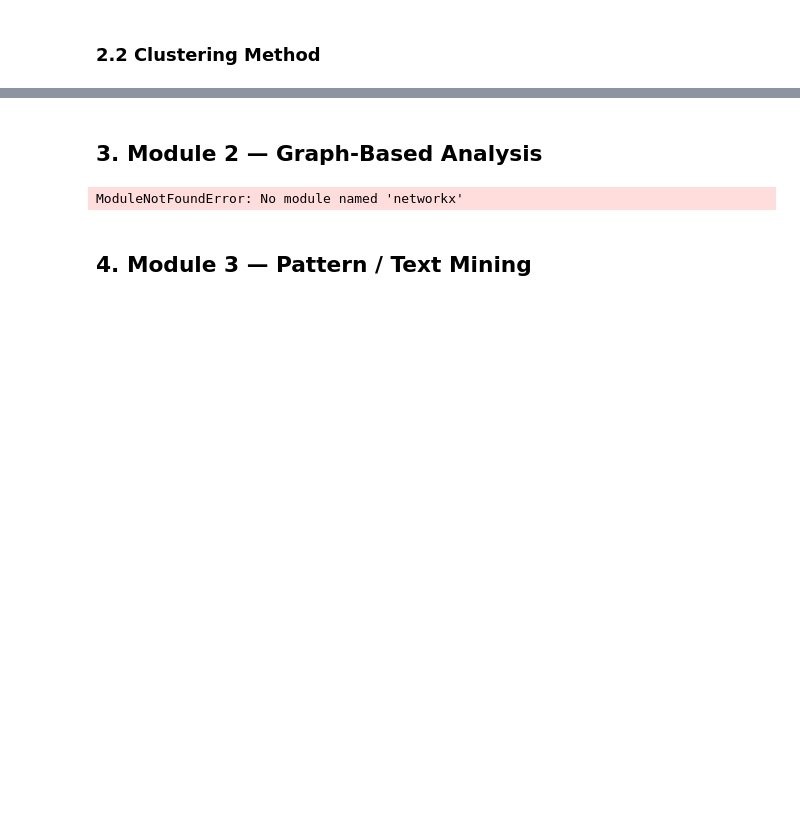
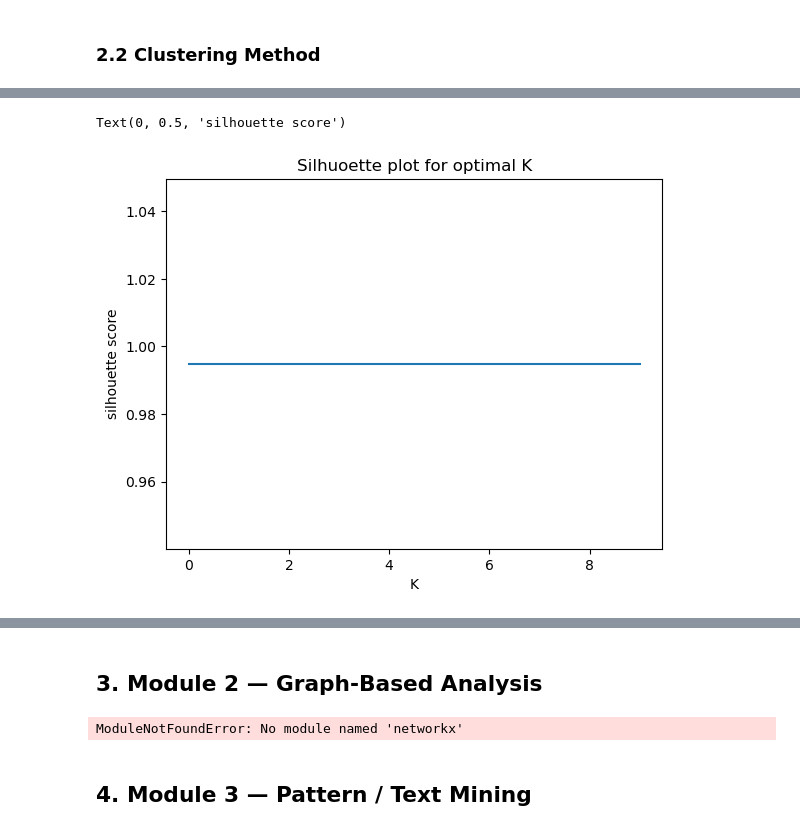
Before and after one commit to NouRALsaidD/data_mining_2026, a Jupyter notebook: data_mining_project_template.ipynb, the cells around one changed output, grey strips where cells are left out. Cells and saved outputs as stored; diff of their text form; code cells hidden in the pictures; blank space fills up the shorter version.

```diff
--- a/data_mining_project_template.ipynb
+++ b/data_mining_project_template.ipynb
@@ -308,0 +504,8 @@ labels = None
+# %%
+plt.plot(K, silhouette_scores)
+plt.title('Silhuoette plot for optimal K')
+plt.xlabel('K')
+plt.ylabel('silhouette score')
+# %% [output]
+Text(0, 0.5, 'silhouette score')
+[figure, added]
```
Also changed, not shown: parts of 67 cells of this notebook.
